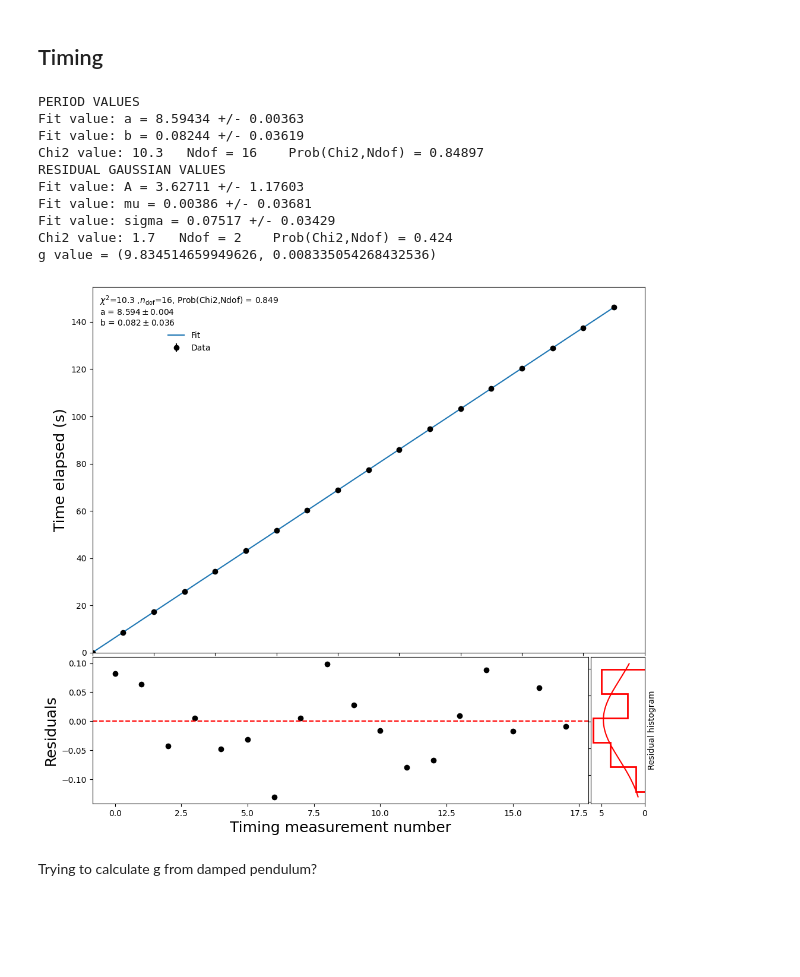
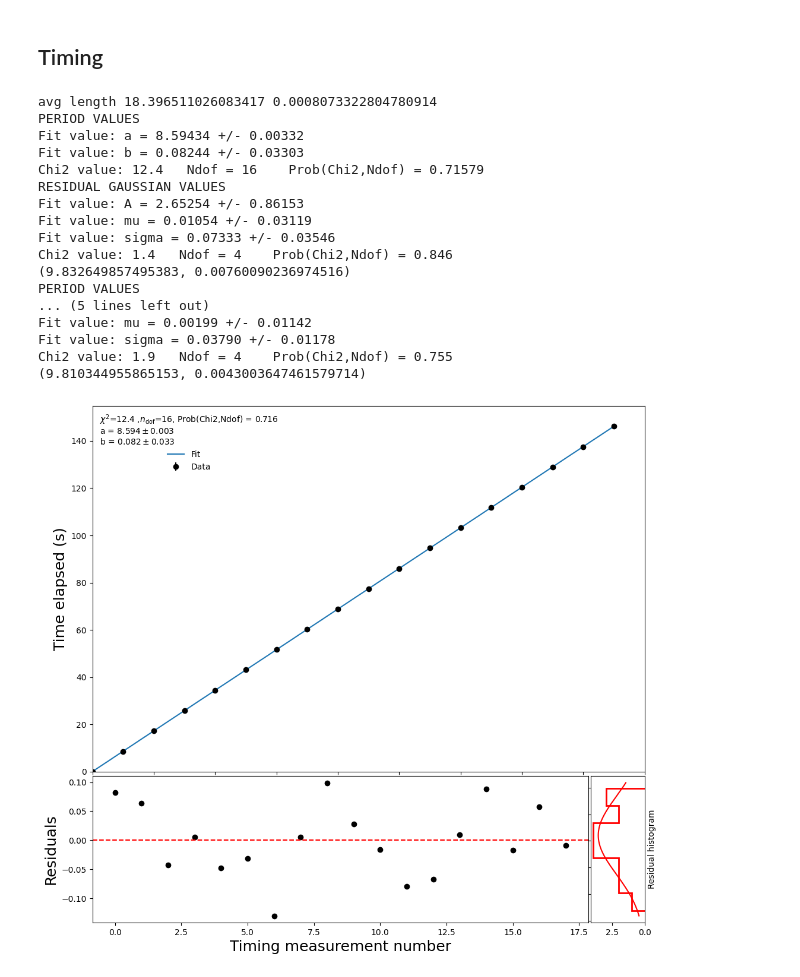
Before and after one commit to RuneEkman/AppStat-project, a Jupyter notebook: projectcode-Copy1.ipynb, the cells around one changed output. Cells and saved outputs as stored; diff of their text form; code cells hidden in the pictures; blank space fills up the shorter version.

```diff
--- a/projectcode-Copy1.ipynb
+++ b/projectcode-Copy1.ipynb
@@ -89,12 +86,14 @@ stds, same order  0.0014142135623735673 0.003903844259187956 0.01481078576578587
 Weighted average for each person, to the bottom 18.76121809716788 +- 0.0012309605230866052
 Distance to COM, as given by laser 18.39560904858394 +- 0.001113021092499934
 # %%
-L_tape_b = [L_tape_s[0], L_tape_m[0], L_tape_r[0], L_tape_a[0]]
-L_tape_b_std = np.std(L_tape_b)
-L_tape_b_mean = np.mean(L_tape_b)
-L_tape_a = [L_tape_s[1], L_tape_m[1], L_tape_r[1], L_tape_a[1]]
-L_tape_a_std = np.std(L_tape_a)
-L_tape_a_mean = np.mean(L_tape_a)
+#Lengths to the top
+L_tape_top = [L_tape_s[0], L_tape_m[0], L_tape_r[0], L_tape_a[0]]
+L_tape_top_std = np.std(L_tape_top)
+L_tape_top_mean = np.mean(L_tape_top)
+#Lengths to the bottom
+L_tape_bot = [L_tape_s[1], L_tape_m[1], L_tape_r[1], L_tape_a[1]]
+L_tape_bot_std = np.std(L_tape_bot)
+L_tape_bot_mean = np.mean(L_tape_bot)
 
 tape_hook_s_mean = 0.001*np.mean(tape_hook_s)
 tape_hook_s_std = 0.001*np.std(tape_hook_s)
@@ -103,8 +102,8 @@ def err(da, db, dc):
     df = np.sqrt(((1/2)*da)**2 + ((1/2)*db)**2 + (-dc)**2)
     return df
 
-weight_measure = (L_tape_b_mean - ((L_tape_b_mean-L_tape_a_mean )/2)) - tape_hook_s_mean
-weight_measure_uncertainty = err(L_tape_a_std, L_tape_b_std, tape_hook_s_std)
+weight_measure = (L_tape_bot_mean - ((L_tape_bot_mean-L_tape_top_mean)/2)) - tape_hook_s_mean
+weight_measure_uncertainty = err(L_tape_bot_std, L_tape_top_std, tape_hook_s_std)
 
 print(weight_measure, weight_measure_uncertainty)
 print(tape_hook_s_mean)
@@ -129,7 +113,7 @@ print(L_tape, L_tape_unc)
 # %% [markdown]
 ## Timing
 # %%
-def ALL(file, bins, L, sig_L):
+def ALL(file, bins, L, sig_L, sig_T):
 
     #Defining our data, first for the period
     testfile1 = file #These files should include ONLY the counts and the times.
@@ -141,7 +125,7 @@ def ALL(file, bins, L, sig_L):
         testdata1[i][0] = i
         testdata1[i][1] = testdata1[i][1] - constant
     n1,t1 = testdata1["n"], testdata1["t_s"] #Defines my two arrays from the data
-    sigt1 = 0.08 #Our uncertainty in elapsed time.
+    sigt1 = sig_T #Our uncertainty in elapsed time.
 
 
     #Defining straight line function to be used in fitting
@@ -274,21 +258,33 @@ def ALL(file, bins, L, sig_L):
         sig_g = np.sqrt((2*np.pi/T)**4 * sig_L**2 + ((2*L*(2*np.pi)**2)/T**3)**2 * sig_T**2)
         return g, sig_g
 
-
-    print('g value =', g(m.values['a'], 18.4, m.errors['a'], 0.001))
+    g_val = g(m.values['a'], L, m.errors['a'], sig_L)
+    #print('g value =', g(m.values['a'], 18.4, m.errors['a'], 0.001))
+    print(g_val)
+    return m.values['a'] , m.errors['a'] , g_val
-# %%
-ALL("rune3.dat", 5, L= L_laser, sig_L= L_laser_unc)
-# %% [output]
-PERIOD VALUES
-Fit value: a = 8.59434 +/- 0.00363
-Fit value: b = 0.08244 +/- 0.03619
-Chi2 value: 10.3   Ndof = 16    Prob(Chi2,Ndof) = 0.84897
-RESIDUAL GAUSSIAN VALUES
-Fit value: A = 3.62711 +/- 1.17603
-Fit value: mu = 0.00386 +/- 0.03681
-Fit value: sigma = 0.07517 +/- 0.03429
-Chi2 value: 1.7   Ndof = 2    Prob(Chi2,Ndof) = 0.424
-g value = (9.834514659949626, 0.008335054268432536)
-[figure, removed]
-# %% [markdown]
-Trying to calculate g from damped pendulum?
+# %%
+avg_length = (L_laser*(1/L_laser_unc**2) + weight_measure*(1/weight_measure_uncertainty**2))/(1/weight_measure_uncertainty**2 + 1/L_laser_unc**2)
+avg_length_unc = np.sqrt(1/(1/weight_measure_uncertainty**2 + 1/L_laser_unc**2))
+print("avg length",avg_length, avg_length_unc)
+
+test3 = ALL("rune3.dat", bins=7, L= avg_length, sig_L= avg_length_unc, sig_T=0.073)
+test4 = ALL("rune4.dat", bins=7, L= avg_length, sig_L= avg_length_unc, sig_T=0.0379)
+# %% [output]
+avg length 18.396511026083417 0.0008073322804780914
+PERIOD VALUES
+Fit value: a = 8.59434 +/- 0.00332
+Fit value: b = 0.08244 +/- 0.03303
+Chi2 value: 12.4   Ndof = 16    Prob(Chi2,Ndof) = 0.71579
+RESIDUAL GAUSSIAN VALUES
+Fit value: A = 2.65254 +/- 0.86153
+Fit value: mu = 0.01054 +/- 0.03119
+Fit value: sigma = 0.07333 +/- 0.03546
+Chi2 value: 1.4   Ndof = 4    Prob(Chi2,Ndof) = 0.846
+(9.832649857495383, 0.00760090236974516)
+PERIOD VALUES
+... (5 lines left out)
+Fit value: mu = 0.00199 +/- 0.01142
+Fit value: sigma = 0.03790 +/- 0.01178
+Chi2 value: 1.9   Ndof = 4    Prob(Chi2,Ndof) = 0.755
+(9.810344955865153, 0.0043003647461579714)
+[figure, added]
```
Also changed, not shown: parts of 8 cells of this notebook.
